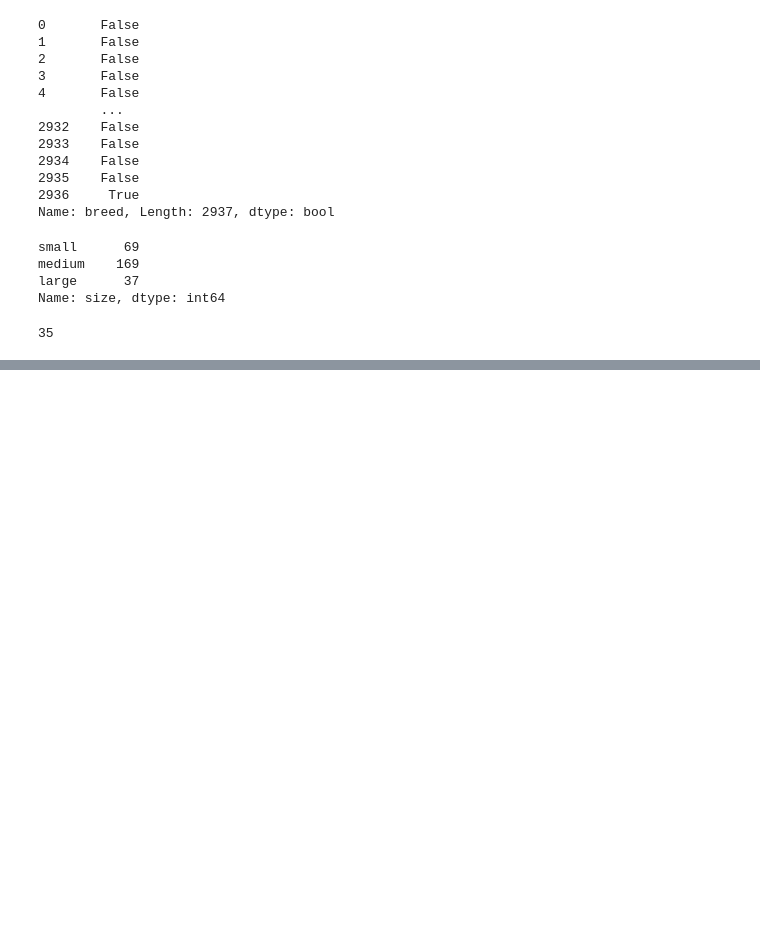
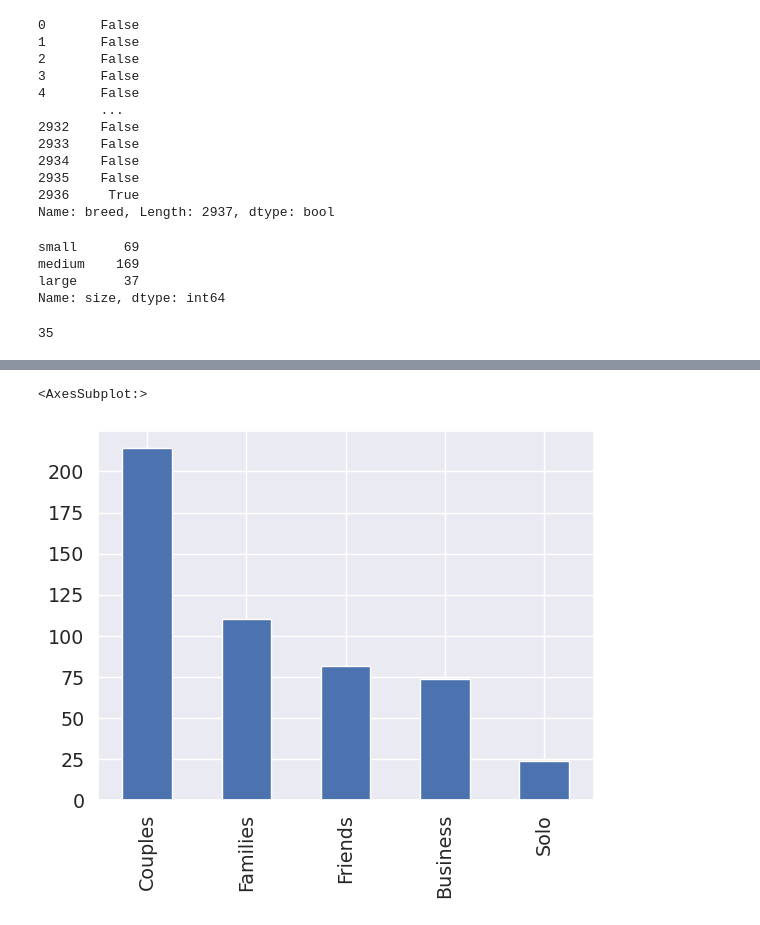
Before and after one commit to umutky/datascience_repo, a Jupyter notebook: categoricaldata.ipynb, the cells around one changed output, grey strips where cells are left out. Drawn from its saved outputs; the diff is of its cells as text; code cells hidden in the pictures; blank space fills up the shorter version.

```diff
--- a/categoricaldata.ipynb
+++ b/categoricaldata.ipynb
@@ -288,0 +332,5 @@ print(dogs[dogs["breed"].str.contains("English", regex=False)].shape[0])
+# %%
+reviews["Traveler type"].value_counts().plot.bar()
+# %% [output]
+<AxesSubplot:>
+[figure, added]
```
Also changed, not shown: parts of 9 cells of this notebook.
